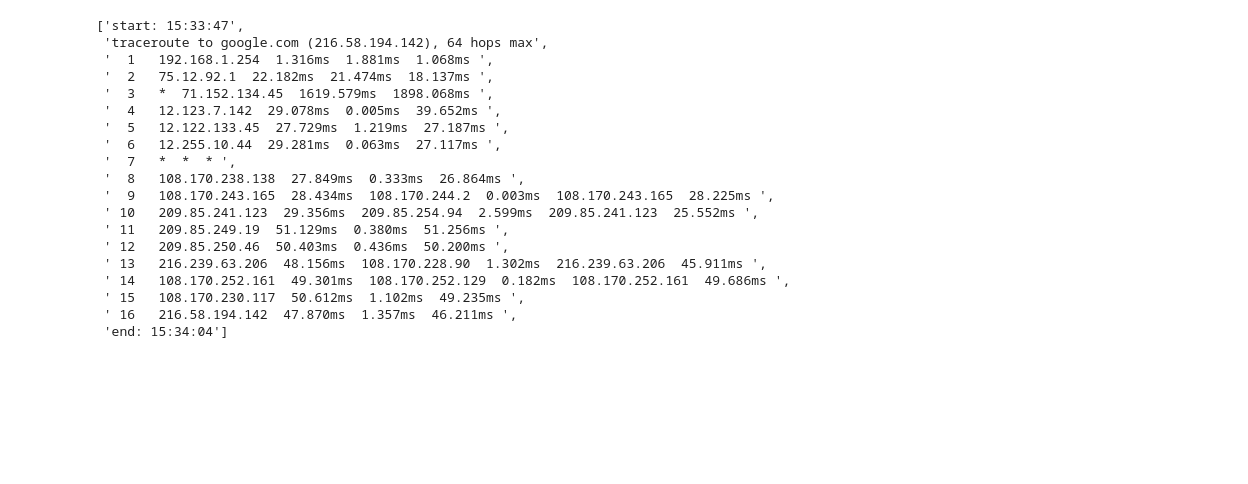
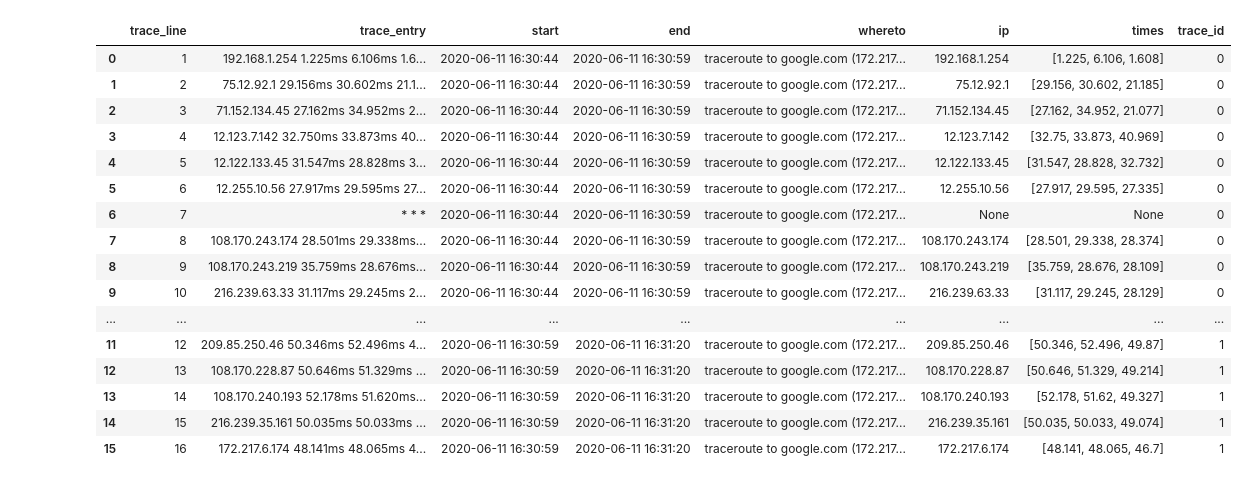
Before and after one commit to ayoskovich/int-traffic, a Jupyter notebook: parseTrace.ipynb, the cells around one changed output. Drawn from its saved outputs; the diff is of its cells as text; code cells hidden in the pictures; blank space fills up the shorter version.

Commit message:
Adding helper notebooks and more traceroute parsing

```diff
--- a/parseTrace.ipynb
+++ b/parseTrace.ipynb
@@ -1,52 +1,44 @@
 # %%
 import pandas as pd
 import csv
 from functools import reduce
+from datetime import datetime
 
+%run ./trace_helps.ipynb
 
-def is_norm(tr):
-    """ Checks if traceroute was parsed normally. """
-    return len(tr) == 19
-
-def makeDict(x):
-    """ Create a dictionary from a list"""
-    if len(x) > 2: raise Exception('Was only expecting 2 elements')
-    i = iter(x)
-    b = dict(zip(i, i))
-
-    return b
-
-
-with open('FT.TXT') as f:
+with open('FT2.TXT') as f:
     reader = csv.reader(f, delimiter='\n')
     dat = []
     a = []
     for row in reader:
         if row != []:
             a.extend(row)
         elif row == []:
             dat.append(a)
             a = []
 
-r1 = dat[0]
-dat[0]
+al = []
+for i, x in enumerate(dat):
+    if is_norm(x):
+        al.append(clean_dat(x, i))
+
+full = pd.concat(al)
+full
 # %% [output]
-['start: 15:33:47',
- 'traceroute to google.com (216.58.194.142), 64 hops max',
- '  1   192.168.1.254  1.316ms  1.881ms  1.068ms ',
- '  2   75.12.92.1  22.182ms  21.474ms  18.137ms ',
- '  3   *  71.152.134.45  1619.579ms  1898.068ms ',
- '  4   12.123.7.142  29.078ms  0.005ms  39.652ms ',
- '  5   12.122.133.45  27.729ms  1.219ms  27.187ms ',
- '  6   12.255.10.44  29.281ms  0.063ms  27.117ms ',
- '  7   *  *  * ',
- '  8   108.170.238.138  27.849ms  0.333ms  26.864ms ',
- '  9   108.170.243.165  28.434ms  108.170.244.2  0.003ms  108.170.243.165  28.225ms ',
- ' 10   209.85.241.123  29.356ms  209.85.254.94  2.599ms  209.85.241.123  25.552ms ',
- ' 11   209.85.249.19  51.129ms  0.380ms  51.256ms ',
- ' 12   209.85.250.46  50.403ms  0.436ms  50.200ms ',
- ' 13   216.239.63.206  48.156ms  108.170.228.90  1.302ms  216.239.63.206  45.911ms ',
- ' 14   108.170.252.161  49.301ms  108.170.252.129  0.182ms  108.170.252.161  49.686ms ',
- ' 15   108.170.230.117  50.612ms  1.102ms  49.235ms ',
- ' 16   216.58.194.142  47.870ms  1.357ms  46.211ms ',
- 'end: 15:34:04']
+|  | trace_line | trace_entry | start | end | whereto | ip | times | trace_id |
+| 0 | 1 | 192.168.1.254 1.225ms 6.106ms 1.6... | 2020-06-11 16:30:44 | 2020-06-11 16:30:59 | traceroute to google.com (172.217... | 192.168.1.254 | [1.225, 6.106, 1.608] | 0 |
+| 1 | 2 | 75.12.92.1 29.156ms 30.602ms 21.1... | 2020-06-11 16:30:44 | 2020-06-11 16:30:59 | traceroute to google.com (172.217... | 75.12.92.1 | [29.156, 30.602, 21.185] | 0 |
+| 2 | 3 | 71.152.134.45 27.162ms 34.952ms 2... | 2020-06-11 16:30:44 | 2020-06-11 16:30:59 | traceroute to google.com (172.217... | 71.152.134.45 | [27.162, 34.952, 21.077] | 0 |
+| 3 | 4 | 12.123.7.142 32.750ms 33.873ms 40... | 2020-06-11 16:30:44 | 2020-06-11 16:30:59 | traceroute to google.com (172.217... | 12.123.7.142 | [32.75, 33.873, 40.969] | 0 |
+| 4 | 5 | 12.122.133.45 31.547ms 28.828ms 3... | 2020-06-11 16:30:44 | 2020-06-11 16:30:59 | traceroute to google.com (172.217... | 12.122.133.45 | [31.547, 28.828, 32.732] | 0 |
+| 5 | 6 | 12.255.10.56 27.917ms 29.595ms 27... | 2020-06-11 16:30:44 | 2020-06-11 16:30:59 | traceroute to google.com (172.217... | 12.255.10.56 | [27.917, 29.595, 27.335] | 0 |
+| 6 | 7 | * * * | 2020-06-11 16:30:44 | 2020-06-11 16:30:59 | traceroute to google.com (172.217... | None | None | 0 |
+| 7 | 8 | 108.170.243.174 28.501ms 29.338ms... | 2020-06-11 16:30:44 | 2020-06-11 16:30:59 | traceroute to google.com (172.217... | 108.170.243.174 | [28.501, 29.338, 28.374] | 0 |
+| 8 | 9 | 108.170.243.219 35.759ms 28.676ms... | 2020-06-11 16:30:44 | 2020-06-11 16:30:59 | traceroute to google.com (172.217... | 108.170.243.219 | [35.759, 28.676, 28.109] | 0 |
+| 9 | 10 | 216.239.63.33 31.117ms 29.245ms 2... | 2020-06-11 16:30:44 | 2020-06-11 16:30:59 | traceroute to google.com (172.217... | 216.239.63.33 | [31.117, 29.245, 28.129] | 0 |
+| ... | ... | ... | ... | ... | ... | ... | ... | ... |
+| 11 | 12 | 209.85.250.46 50.346ms 52.496ms 4... | 2020-06-11 16:30:59 | 2020-06-11 16:31:20 | traceroute to google.com (172.217... | 209.85.250.46 | [50.346, 52.496, 49.87] | 1 |
+| 12 | 13 | 108.170.228.87 50.646ms 51.329ms ... | 2020-06-11 16:30:59 | 2020-06-11 16:31:20 | traceroute to google.com (172.217... | 108.170.228.87 | [50.646, 51.329, 49.214] | 1 |
+| 13 | 14 | 108.170.240.193 52.178ms 51.620ms... | 2020-06-11 16:30:59 | 2020-06-11 16:31:20 | traceroute to google.com (172.217... | 108.170.240.193 | [52.178, 51.62, 49.327] | 1 |
+| 14 | 15 | 216.239.35.161 50.035ms 50.033ms ... | 2020-06-11 16:30:59 | 2020-06-11 16:31:20 | traceroute to google.com (172.217... | 216.239.35.161 | [50.035, 50.033, 49.074] | 1 |
+| 15 | 16 | 172.217.6.174 48.141ms 48.065ms 4... | 2020-06-11 16:30:59 | 2020-06-11 16:31:20 | traceroute to google.com (172.217... | 172.217.6.174 | [48.141, 48.065, 46.7] | 1 |
```
Also changed, not shown: parts of 2 cells of this notebook, 9 other files.
